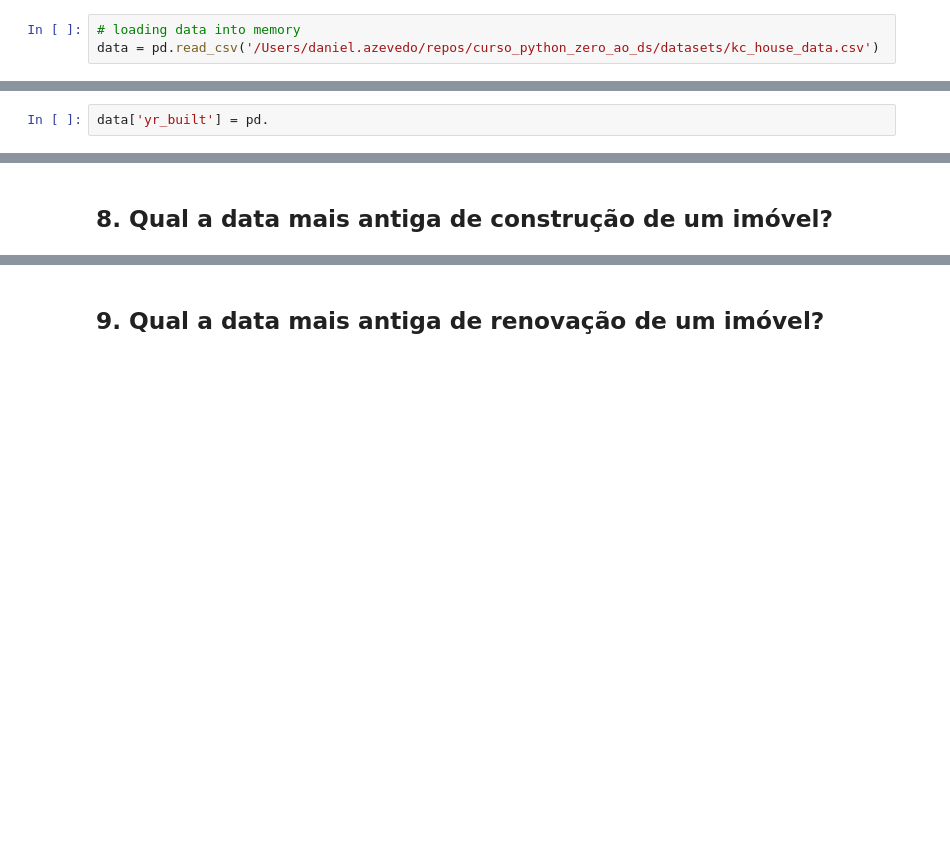
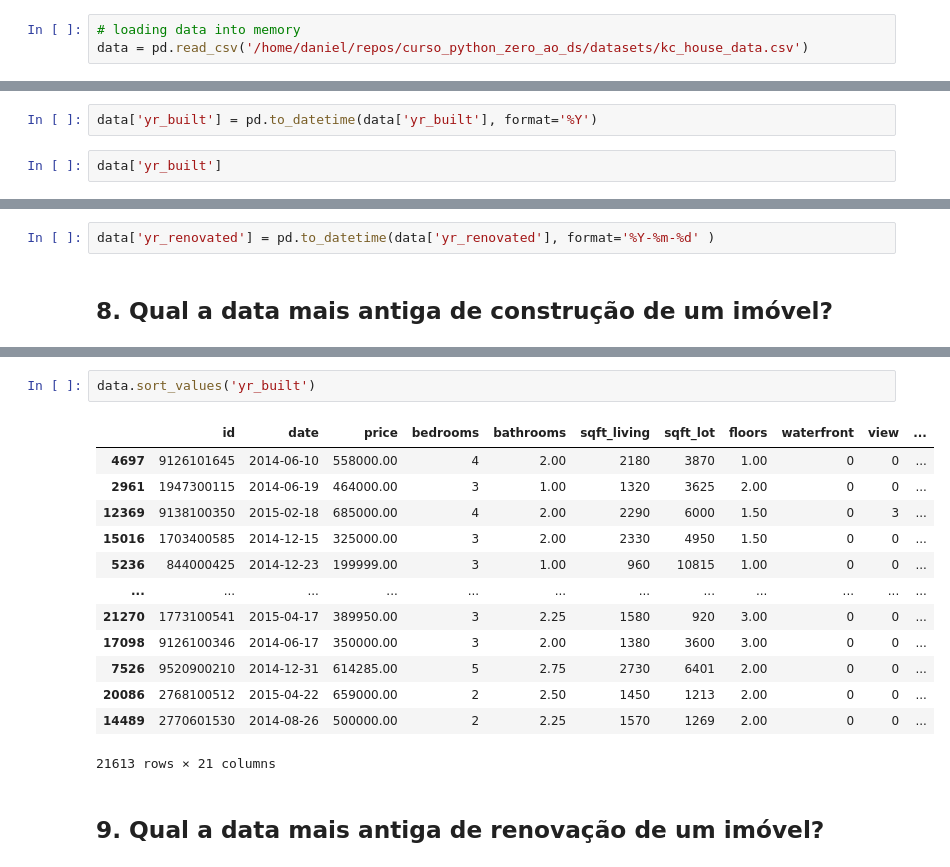
Before and after one commit to daniazevedo7/curso_python_zero_ao_ds, a Jupyter notebook: modulo_02/respostas.ipynb, the cells around one changed output, grey strips where cells are left out. Cells and saved outputs as stored; diff of their text form; blank space fills up the shorter version.

```diff
--- a/modulo_02/respostas.ipynb
+++ b/modulo_02/respostas.ipynb
@@ -90,7 +90,7 @@ pd.set_option('display.float_format', '{:.2f}'.format)
 ## Loading Data
 # %%
 # loading data into memory
-data = pd.read_csv('/Users/daniel.azevedo/repos/curso_python_zero_ao_ds/datasets/kc_house_data.csv')
+data = pd.read_csv('/home/daniel/repos/curso_python_zero_ao_ds/datasets/kc_house_data.csv')
 # %%
 # Garantir que o formato date é um datetime
 data['date'] = pd.to_datetime( data['date'], format='%Y-%m-%d' )
@@ -230,4 +236,6 @@ data.head()
 # %% [markdown]
 ## 6. Modifique o TIPO a Coluna “yr_build” para DATE
+# %%
+data['yr_built'] = pd.to_datetime(data['yr_built'], format='%Y')
 # %%
-data['yr_built'] = pd.
+data['yr_built']
@@ -236,2 +302,4 @@ data['yr_built'] = pd.
+# %%
+data['yr_renovated'] = pd.to_datetime(data['yr_renovated'], format='%Y-%m-%d' )
 # %% [markdown]
 ## 8. Qual a data mais antiga de construção de um imóvel?
@@ -238,2 +310,18 @@ data['yr_built'] = pd.
+# %%
+data.sort_values('yr_built')
+# %% [output]
+|  | id | date | price | bedrooms | bathrooms | sqft_living | sqft_lot | floors | waterfront | view | ... |
+| 4697 | 9126101645 | 2014-06-10 | 558000.00 | 4 | 2.00 | 2180 | 3870 | 1.00 | 0 | 0 | ... |
+| 2961 | 1947300115 | 2014-06-19 | 464000.00 | 3 | 1.00 | 1320 | 3625 | 2.00 | 0 | 0 | ... |
+| 12369 | 9138100350 | 2015-02-18 | 685000.00 | 4 | 2.00 | 2290 | 6000 | 1.50 | 0 | 3 | ... |
+| 15016 | 1703400585 | 2014-12-15 | 325000.00 | 3 | 2.00 | 2330 | 4950 | 1.50 | 0 | 0 | ... |
+| 5236 | 844000425 | 2014-12-23 | 199999.00 | 3 | 1.00 | 960 | 10815 | 1.00 | 0 | 0 | ... |
+| ... | ... | ... | ... | ... | ... | ... | ... | ... | ... | ... | ... |
+| 21270 | 1773100541 | 2015-04-17 | 389950.00 | 3 | 2.25 | 1580 | 920 | 3.00 | 0 | 0 | ... |
+| 17098 | 9126100346 | 2014-06-17 | 350000.00 | 3 | 2.00 | 1380 | 3600 | 3.00 | 0 | 0 | ... |
+| 7526 | 9520900210 | 2014-12-31 | 614285.00 | 5 | 2.75 | 2730 | 6401 | 2.00 | 0 | 0 | ... |
+| 20086 | 2768100512 | 2015-04-22 | 659000.00 | 2 | 2.50 | 1450 | 1213 | 2.00 | 0 | 0 | ... |
+| 14489 | 2770601530 | 2014-08-26 | 500000.00 | 2 | 2.25 | 1570 | 1269 | 2.00 | 0 | 0 | ... |
+21613 rows × 21 columns
 # %% [markdown]
 ## 9. Qual a data mais antiga de renovação de um imóvel?
```
Also changed, not shown: parts of 37 cells of this notebook, 1 other file.
